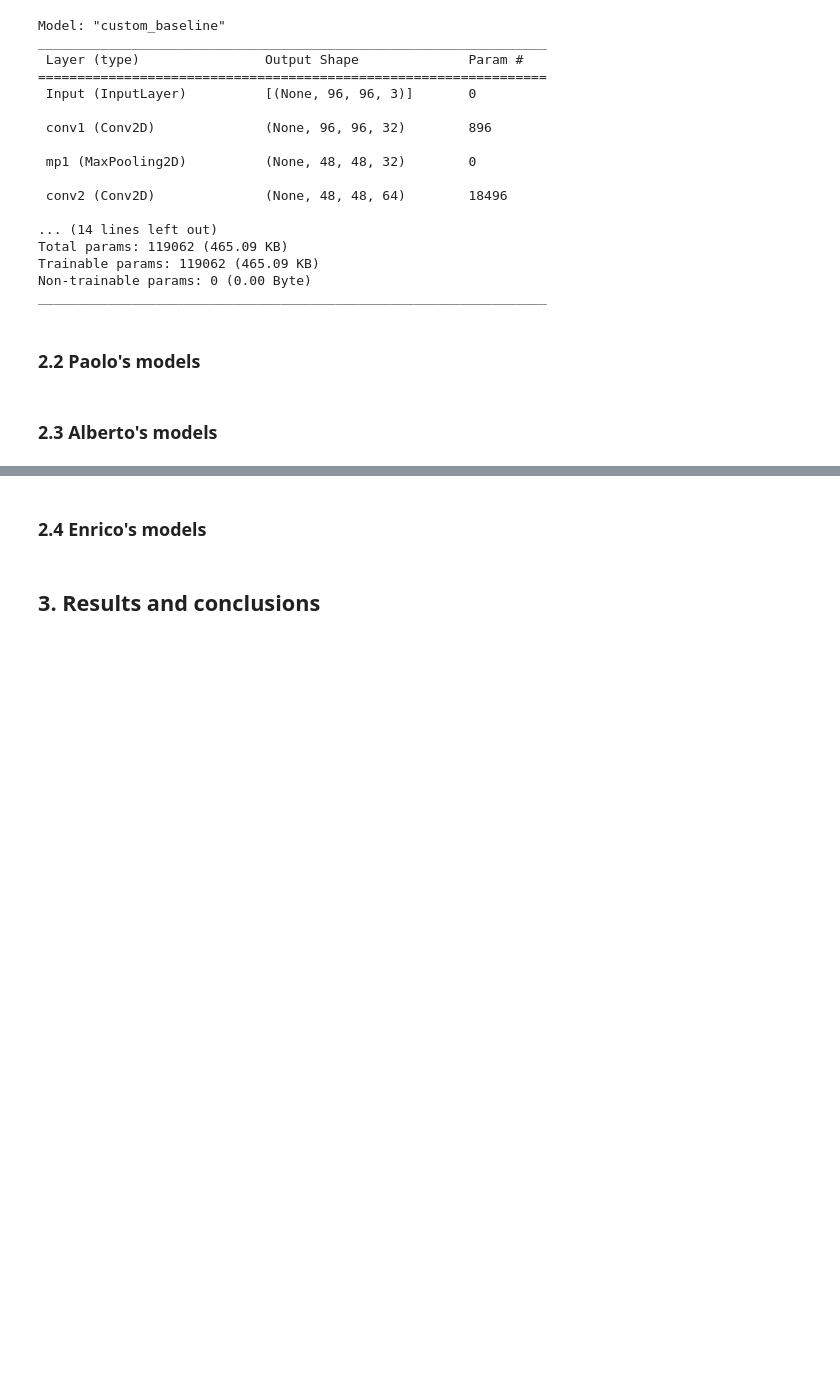
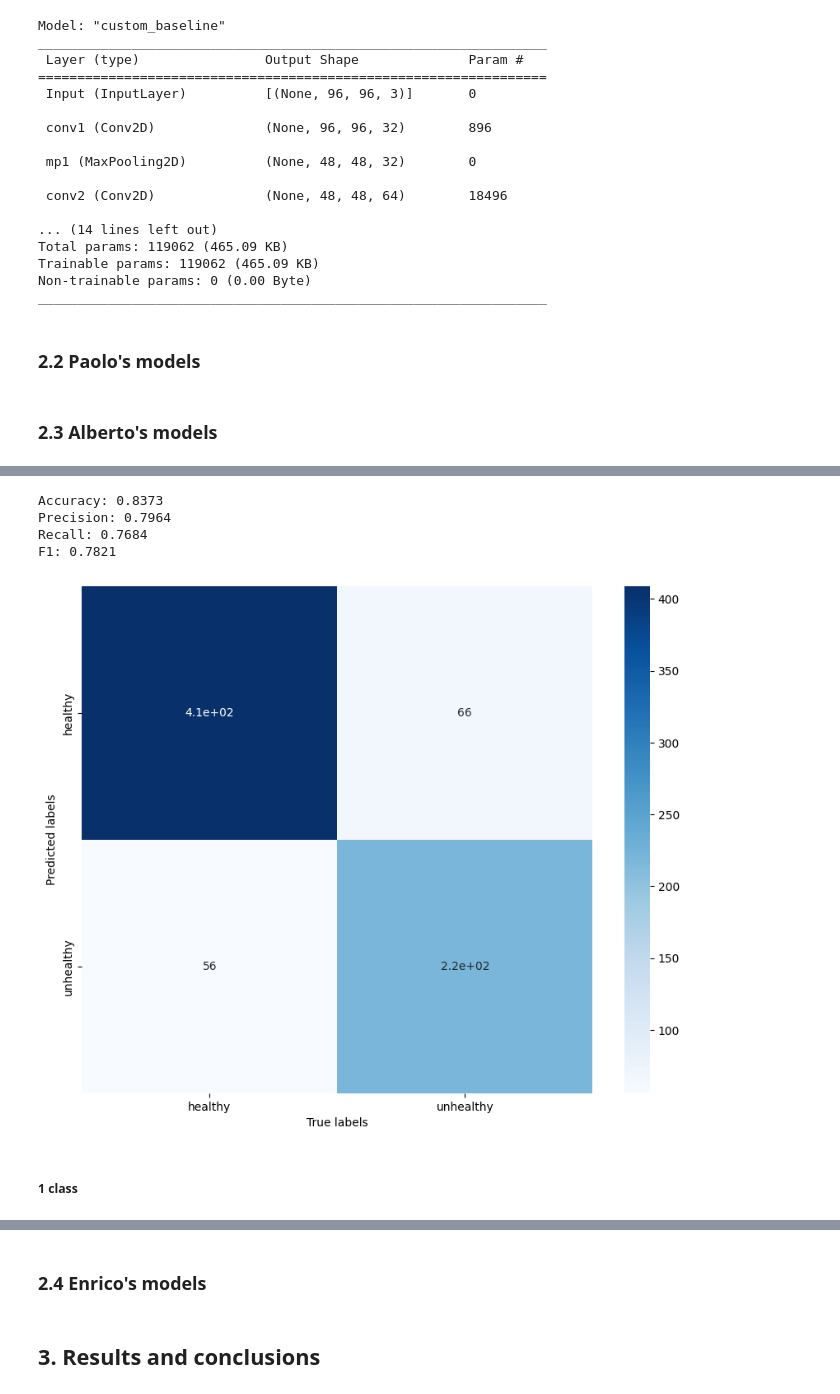
Before and after one commit to paolopertino/Artificial-Neural-Networks-and-Deep-Learning-2023-2024, a Jupyter notebook: Homework_1.ipynb, the cells around one changed output, grey strips where cells are left out. Saved outputs shown, nothing was run; the diff lists cells and outputs as text; code cells hidden in the pictures; blank space fills up the shorter version.

```diff
--- a/Homework_1.ipynb
+++ b/Homework_1.ipynb
@@ -904,0 +1133,8 @@ plot_confusion_matrix('models/custom_baseline2', X_test, y_test)
+# %%
+plot_confusion_matrix(preprocess_input(X_test*255), y_test, model_to_test=tl_model)
+# %% [output]
+Accuracy: 0.8373
+Precision: 0.7964
+Recall: 0.7684
+F1: 0.7821
+[figure, added]
@@ -904,0 +1143,2 @@ plot_confusion_matrix('models/custom_baseline2', X_test, y_test)
+# %% [markdown]
+##### 1 class
```
Also changed, not shown: parts of 37 cells of this notebook.
